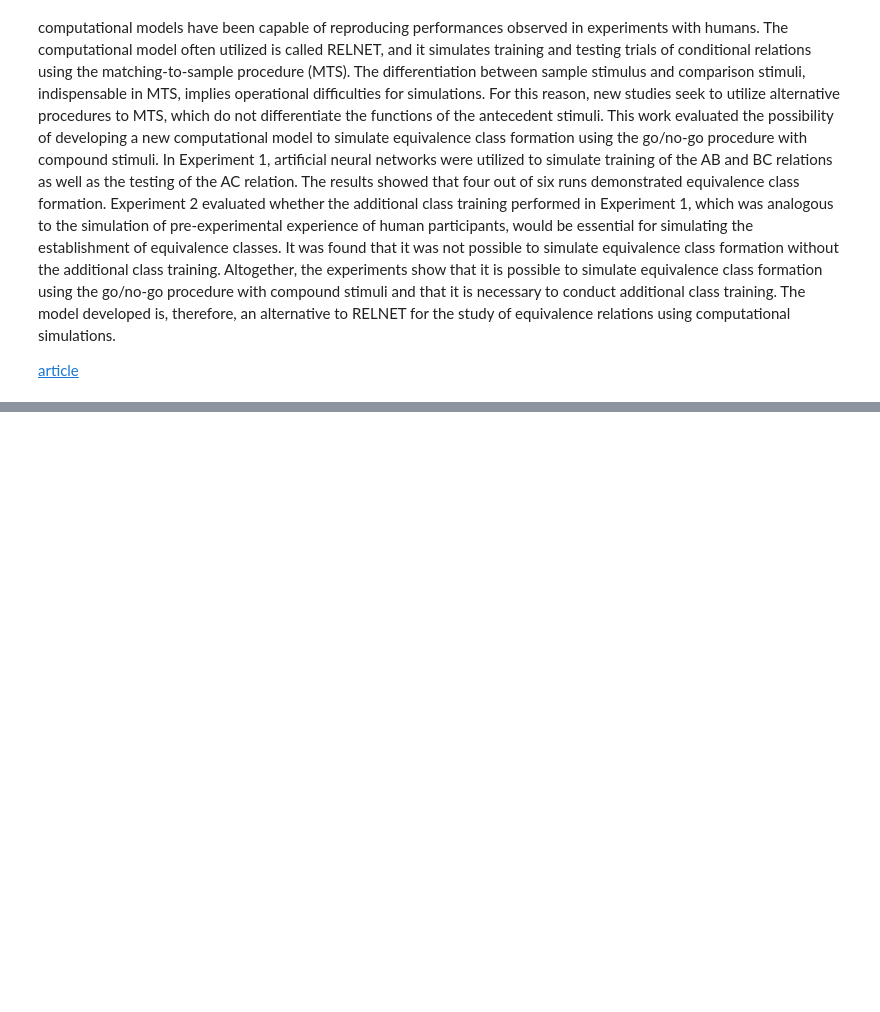
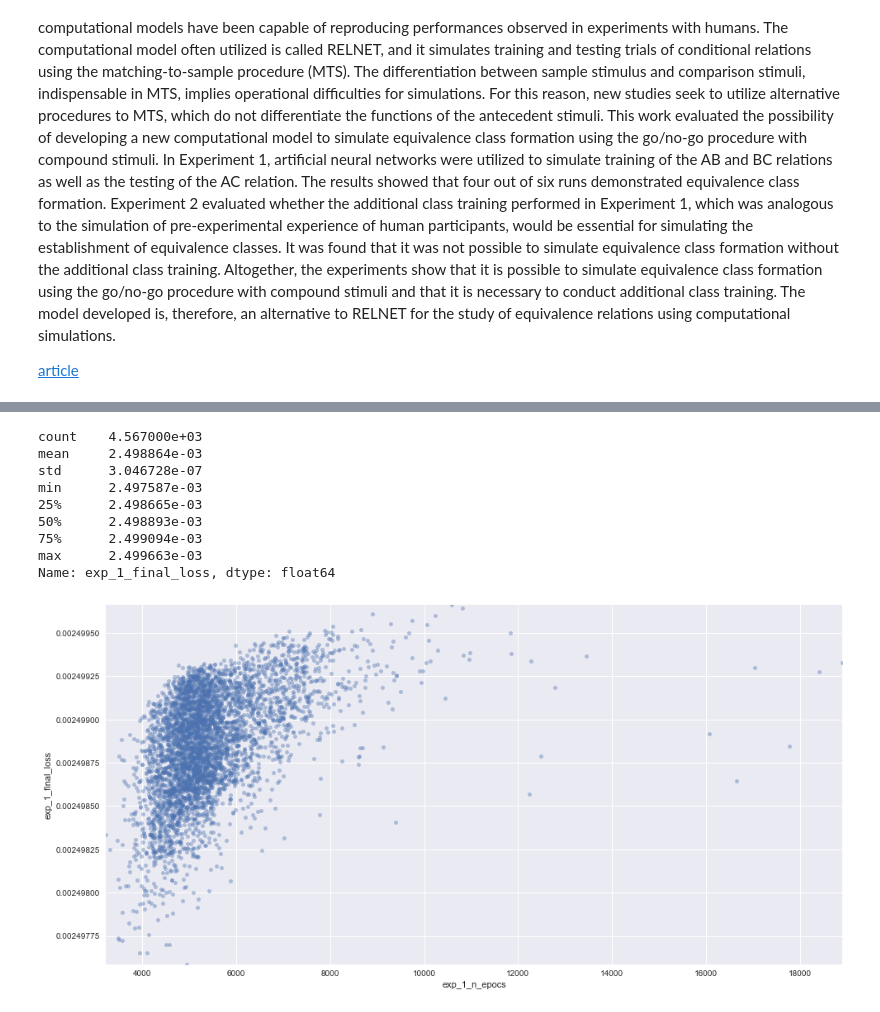
Before and after one commit to Yagwar/stim_eq, a Jupyter notebook: visual TF replica.ipynb, the cells around one changed output, grey strips where cells are left out. Saved outputs shown, nothing was run; the diff lists cells and outputs as text; code cells hidden in the pictures; blank space fills up the shorter version.

```diff
--- a/visual TF replica.ipynb
+++ b/visual TF replica.ipynb
@@ -209,0 +89,21 @@ dat.iloc[:,26:30].plot(kind="density", figsize=(16,8))#, alpha=0.6)
+# %%
+exp_1.plot.scatter(
+    x='exp_1_n_epocs',
+    y='exp_1_final_loss',
+    ylim=(exp_1["exp_1_final_loss"].min(),exp_1["exp_1_final_loss"].max()),
+    xlim=(exp_1["exp_1_n_epocs"].min(),exp_1["exp_1_n_epocs"].max()),
+    figsize=(16,8),
+    alpha=0.4
+)
+exp_1["exp_1_final_loss"].describe()
+# %% [output]
+count    4.567000e+03
+mean     2.498864e-03
+std      3.046728e-07
+min      2.497587e-03
+25%      2.498665e-03
+50%      2.498893e-03
+75%      2.499094e-03
+max      2.499663e-03
+Name: exp_1_final_loss, dtype: float64
+[figure, added]
```
Also changed, not shown: parts of 44 cells of this notebook.
